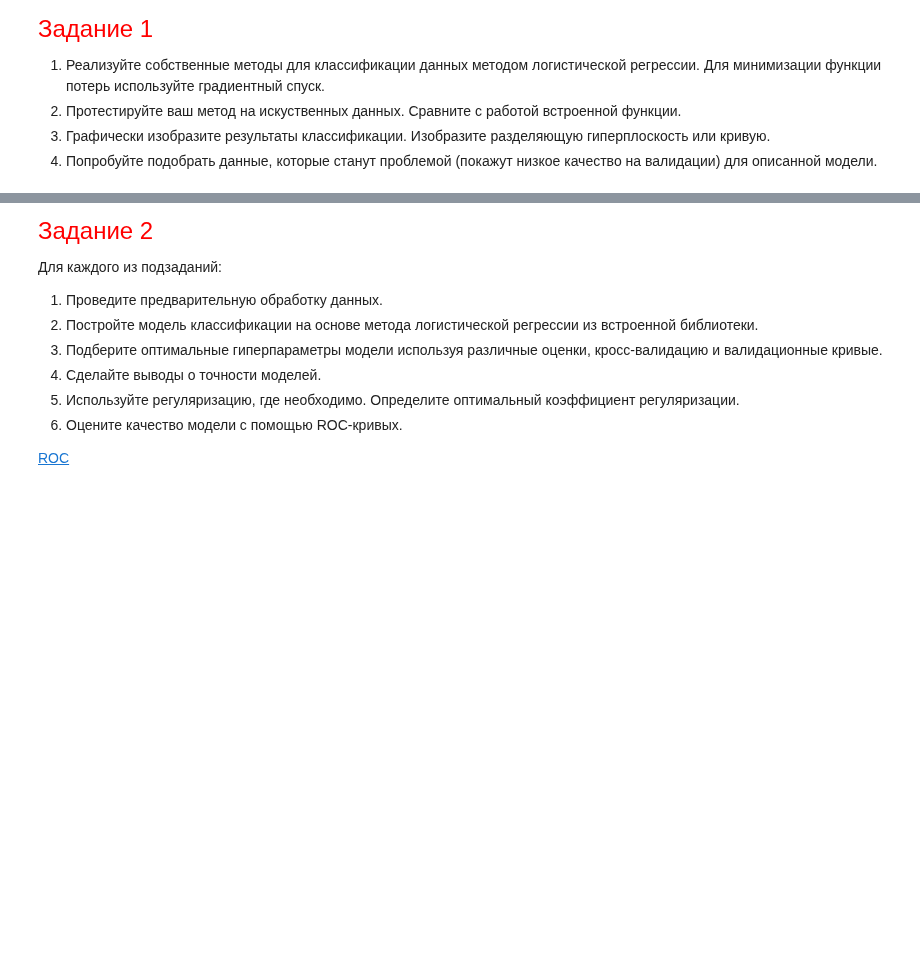
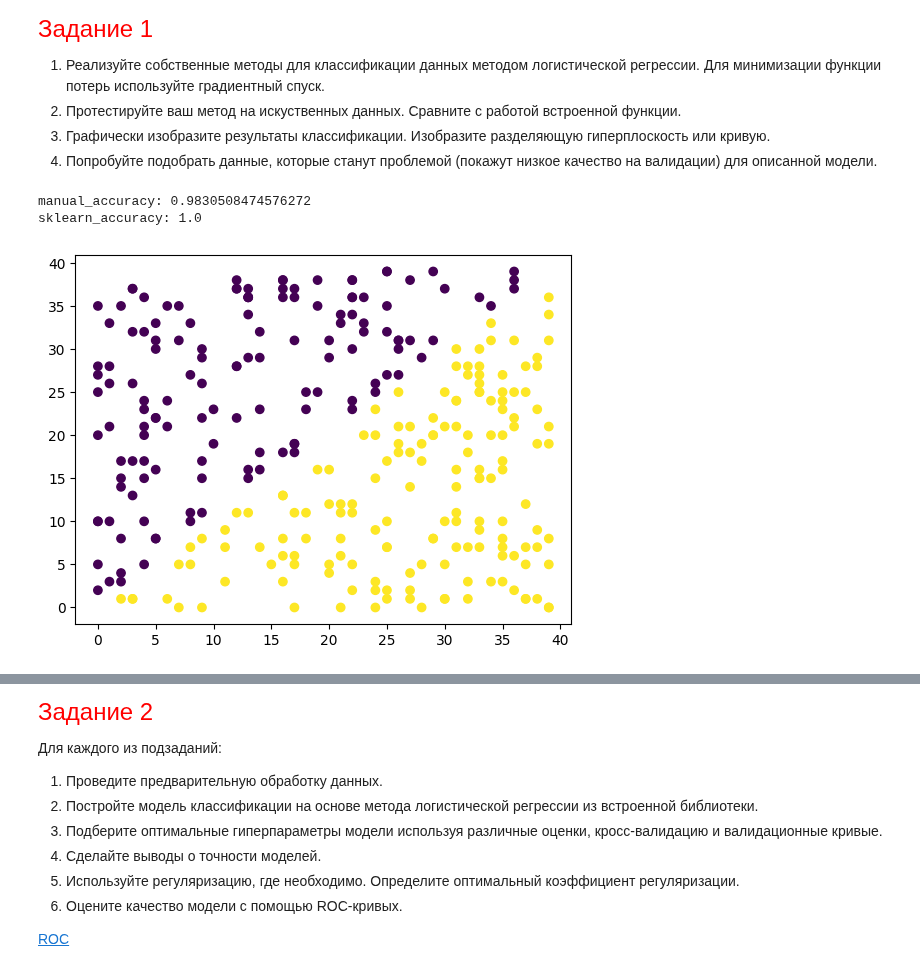
Before and after one commit to Dragoh54/MachineLearning-Labs, a Jupyter notebook: lab5/2024_ML_LR5_MACS (2).ipynb, the cells around one changed output, grey strips where cells are left out. Cells and saved outputs as stored; diff of their text form; code cells hidden in the pictures; blank space fills up the shorter version.

```diff
--- a/lab5/2024_ML_LR5_MACS (2).ipynb
+++ b/lab5/2024_ML_LR5_MACS (2).ipynb
@@ -67,0 +117,30 @@ array([0.36756921])
+# %%
+X_data = np.random.randint(0,40,(300,2))
+rows = np.where(X_data[:,0]!=X_data[:,1])
+X = X_data[rows]
+y = np.array([int(np.sign(elem[0] - elem[1]) == 1) for elem in X])
+
+X_train, X_test, y_train, y_test = train_test_split(X, y, test_size = 0.2, random_state = 0)
+sc = StandardScaler()
+X_train = sc.fit_transform(X_train)
+X_test = sc.transform(X_test)
+
+plt.scatter(X[:,0],X[:,1],c = y);
+
+# Обучение и тестирование модели
+manual_model = CustomLogisticRegression(learning_rate=0.1, num_iterations=1000)
+manual_model.fit(X_train, y_train)
+manual_predictions = manual_model.predict(X_test)
+manual_accuracy = accuracy_score(y_test, manual_predictions)
+
+# Сравнение со встроенной логистической регрессией
+sklearn_model = LogisticRegression(penalty=None)
+sklearn_model.fit(X_train, y_train)
+sklearn_predictions = sklearn_model.predict(X_test)
+sklearn_accuracy = accuracy_score(y_test, sklearn_predictions)
+
+print(f'manual_accuracy: {manual_accuracy}\nsklearn_accuracy: {sklearn_accuracy}')
+# %% [output]
+manual_accuracy: 0.9830508474576272
+sklearn_accuracy: 1.0
+[figure, added]
```
Also changed, not shown: parts of 6 cells of this notebook, 3 other files.
